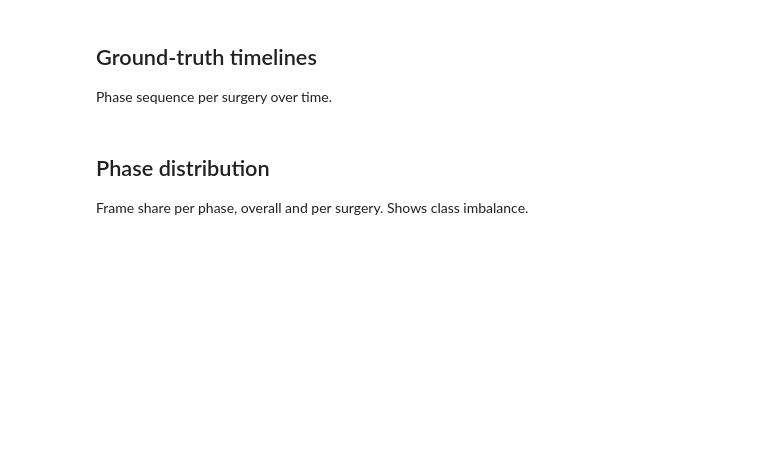
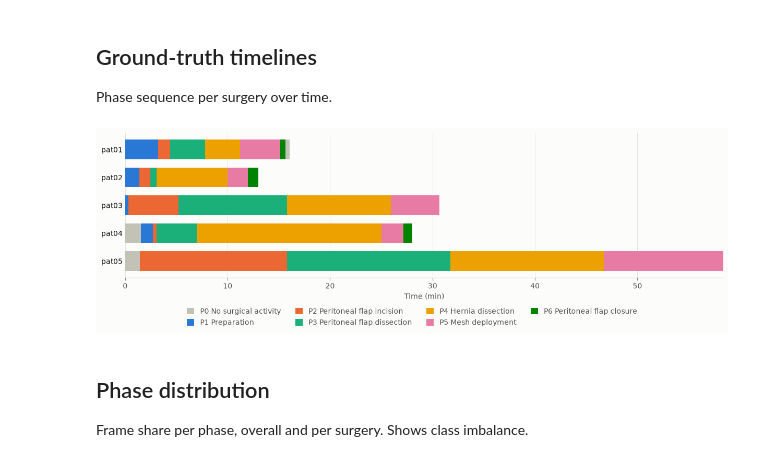
Before and after one commit to sharifbubuka/surgphase, a Jupyter notebook: notebooks/1__data_analysis.ipynb, the cells around one changed output. Cells and saved outputs as stored; diff of their text form; code cells hidden in the pictures; blank space fills up the shorter version.

Commit message:
feat(notebooks): fill data analysis cells

```diff
--- a/notebooks/1__data_analysis.ipynb
+++ b/notebooks/1__data_analysis.ipynb
@@ -10,3 +47,36 @@ Imports, paths and config.
 ## Load data
 
 Annotation segments per surgery, annotated-frame CSVs and phase group definitions.
+# %%
+phase_group = load_phase_group(PHASE_GROUP_FILE)
+mapper = PhaseMapper(phase_group)
+phase_ids = mapper.get_all_phase_ids()
+phase_names = [f"{phase.id} {phase.name}" for phase in mapper.phases]
+colors = phase_colors(len(phase_ids), neutral_phase=mapper.map_to_index(NEUTRAL_PHASE))
+
+frames = pd.read_csv(ANNOTATIONS_FILE, dtype={"phase_id": "string"})
+surgeries = load_surgeries(ANNOTATIONS_FILE, phase_group, ROOT_DIR, ANALYSIS_FPS)
+labels = {surgery_id: surgery.labels for surgery_id, surgery in surgeries.items()}
+
+segment_rows = []
+for surgery_id, sequence in labels.items():
+    runs = segments(sequence)
+    for label, start, end in zip(runs.labels, runs.starts, runs.ends, strict=True):
+        if label == UNLABELLED:
+            continue
+        segment_rows.append(
+            {
+                "surgery": surgery_id,
+                "phase": phase_ids[label],
+                "start": int(start),
+                "end": int(end),
+                "start_min": start / ANALYSIS_FPS / 60,
+                "duration_min": (end - start) / ANALYSIS_FPS / 60,
+            }
+        )
+segment_table = pd.DataFrame(segment_rows).sort_values(["surgery", "start"], ignore_index=True)
+
+print(
+    f"{len(frames):,} annotated frame rows, {len(surgeries)} surgeries at {ANALYSIS_FPS:g} fps, "
+    f"{len(segment_table)} phase segments"
+)
@@ -111,6 +270,11 @@ Phases per group and how `merged6&7` maps onto `default`.
 ## Ground-truth timelines
 
 Phase sequence per surgery over time.
+# %%
+plot_timeline(labels, phase_names, colors, ANALYSIS_FPS)
+plt.show()
+# %% [output]
+[figure, added]
 # %% [markdown]
 ## Phase distribution
 
```
Also changed, not shown: parts of 14 cells of this notebook.
